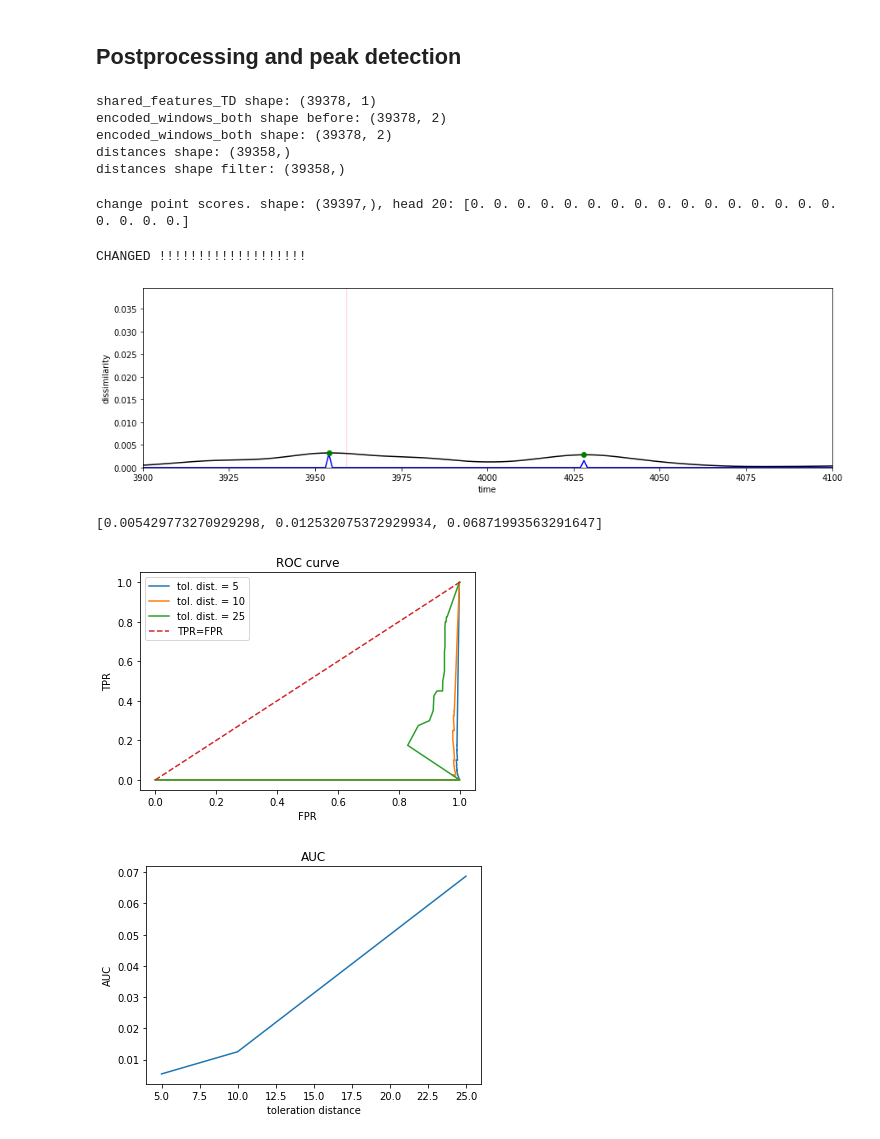
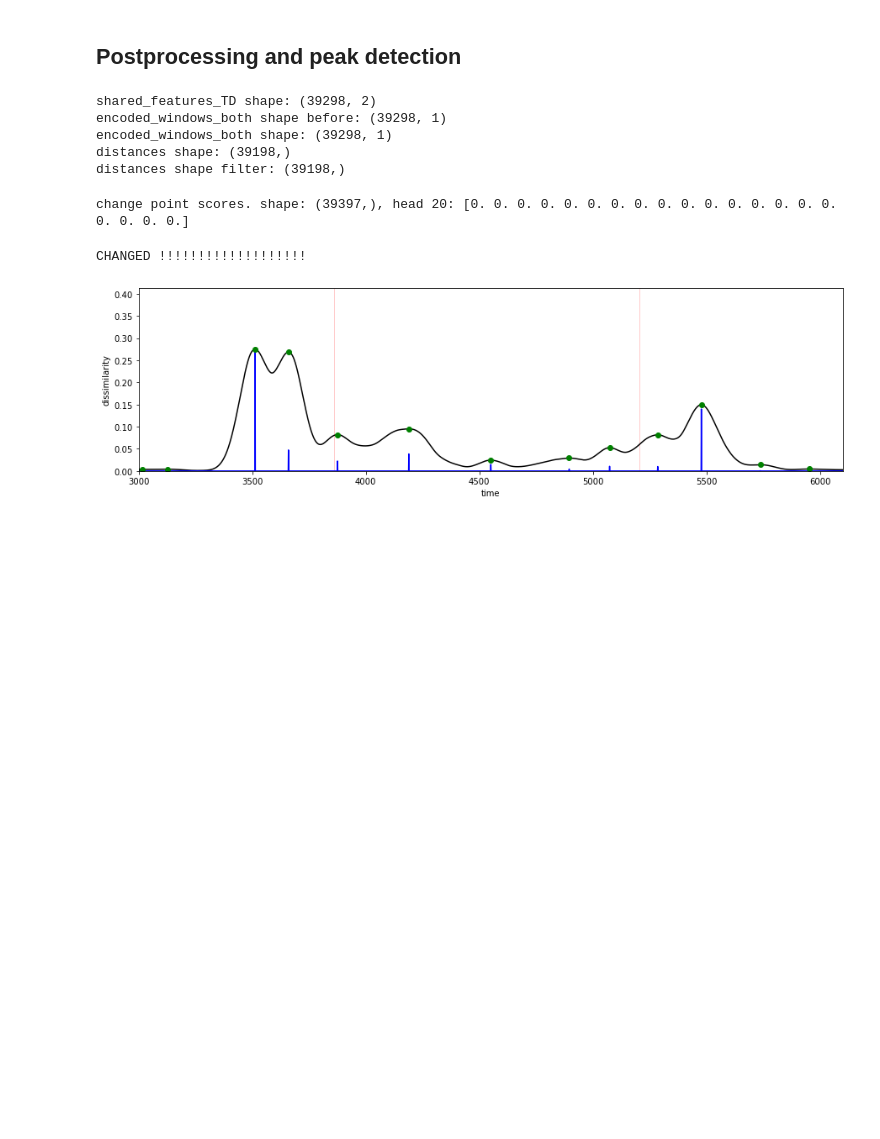
Before and after one commit to NhatVu/TIRE-custom, a Jupyter notebook: TIRE_example_notebook.ipynb, the cells around one changed output. Drawn from its saved outputs; the diff is of its cells as text; code cells hidden in the pictures; blank space fills up the shorter version.

```diff
--- a/TIRE_example_notebook.ipynb
+++ b/TIRE_example_notebook.ipynb
@@ -44,3 +48,24 @@ norm_mode = "timeseries" #for calculation of DFT, should the timeseries have mea
+# %%
+window_size = 100
+# domain = "" #choose from: TD (time domain), FD (frequency domain) or both
+
+#parameters TD
+intermediate_dim_TD=0
+latent_dim_TD=3 #h^TD in paper
+nr_shared_TD=2 #s^TD in paper
+K_TD = 2 #as in paper
+nr_ae_TD= K_TD+1 #number of parallel AEs = K+1
+loss_weight_TD=1 #lambda_TD in paper
+
+#parameters FD
+intermediate_dim_FD=0
+latent_dim_FD=1 #h^FD in paper
+nr_shared_FD=1 #s^FD in paper
+K_FD = 2 #as in paper
+nr_ae_FD=K_FD+1 #number of parallel AEs = K+1
+loss_weight_FD=1 #lambda^FD in paper
+nfft = 30 #number of points for DFT
+norm_mode = "timeseries" #for calculation of DFT, should the timeseries have mean zero or each window?
 # %% [markdown]
 ## Generate data
 # %%
@@ -86,6 +110,7 @@ timeseries = ts_df['l2_norm'].to_numpy()
 
 breakpoints_df = pd.read_csv(breakpoints_index_file, header=None)
 breakpoints_index = breakpoints_df[0].to_numpy()
+breakpoints_index = breakpoints_index - window_size # change index because we reduce the length of breakpoints
 # %%
 '''
 1. Generate time series,
@@ -113,6 +138,6 @@ len: 40, value: [ 3959  5305  7812 10325 10565 13084 14136 14184 14411 14931 184
 # %% [markdown]
 ## Train the autoencoders
 # %%
-shared_features_TD = TIRE.train_AE(windows_TD, intermediate_dim_TD, latent_dim_TD, nr_shared_TD, nr_ae_TD, loss_weight_TD, nr_patience=10)
-shared_features_FD = TIRE.train_AE(windows_FD, intermediate_dim_FD, latent_dim_FD, nr_shared_FD, nr_ae_FD, loss_weight_FD, nr_patience=10)
+shared_features_TD = TIRE.train_AE(windows_TD, intermediate_dim_TD, latent_dim_TD, nr_shared_TD, nr_ae_TD, loss_weight_TD, nr_patience=200)
+shared_features_FD = TIRE.train_AE(windows_FD, intermediate_dim_FD, latent_dim_FD, nr_shared_FD, nr_ae_FD, loss_weight_FD, nr_patience=100)
 # %% [output]
@@ -140,14 +165,15 @@ Epoch 169/200
 from importlib import reload
 reload(TIRE)
 print(f'shared_features_TD shape: {shared_features_TD.shape}')
+domain = 'FD'
 dissimilarities = TIRE.smoothened_dissimilarity_measures(shared_features_TD, shared_features_FD, domain, window_size)
 change_point_scores = TIRE.change_point_score(dissimilarities, window_size)
 # %% [output]
-shared_features_TD shape: (39378, 1)
-encoded_windows_both shape before: (39378, 2)
-encoded_windows_both shape: (39378, 2)
-distances shape: (39358,)
-distances shape filter: (39358,)
+shared_features_TD shape: (39298, 2)
+encoded_windows_both shape before: (39298, 1)
+encoded_windows_both shape: (39298, 1)
+distances shape: (39198,)
+distances shape filter: (39198,)
 # %%
 print(f'change point scores. shape: {change_point_scores.shape}, head 20: {change_point_scores[:20]}')
 
@@ -158,26 +184,19 @@ change point scores. shape: (39397,), head 20: [0. 0. 0. 0. 0. 0. 0. 0. 0. 0. 0.
 # %%
 #parameters for plot
 # import utils
 from importlib import reload
 reload(utils)
-time_start = 3900
-time_stop = 4100
+time_start = 3000
+time_stop = 6100
 plot_prominences = True
 '''
 - green point: peak point based on simple comparasion with neighbour point (use scipy.signal)
 - black line: disimilarity curve
 - vertical red line: groundtruth. But in this graph, it only use for the sake of example
 - vertical blue: peak prominence (use scipy.singal)
 '''
 
 utils.plot_cp(dissimilarities, time_start, time_stop, plot_prominences, breakpoints)
-
-#parameters for AUC calculation
-tol_distances = [5,10,25]
-auc = utils.get_auc(dissimilarities,tol_distances, breakpoints)
 # %% [output]
 CHANGED !!!!!!!!!!!!!!!!!!!
-[figure, old version]
+[figure, new version]
-[0.005429773270929298, 0.012532075372929934, 0.06871993563291647]
-[figure, removed]
-[figure, removed]
```
Also changed, not shown: parts of 10 cells of this notebook, 7 other files.
